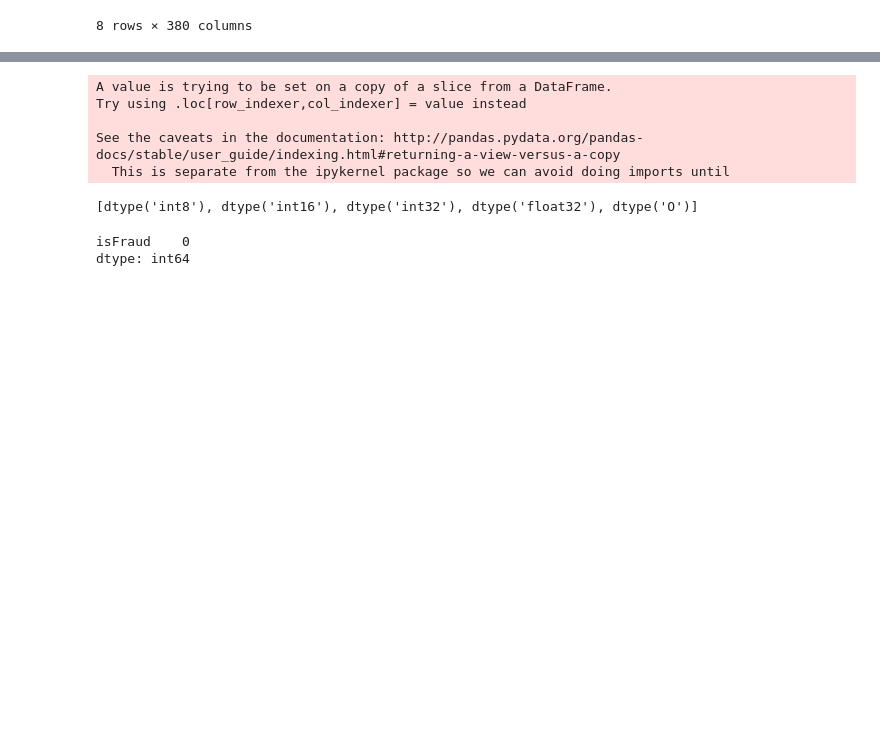
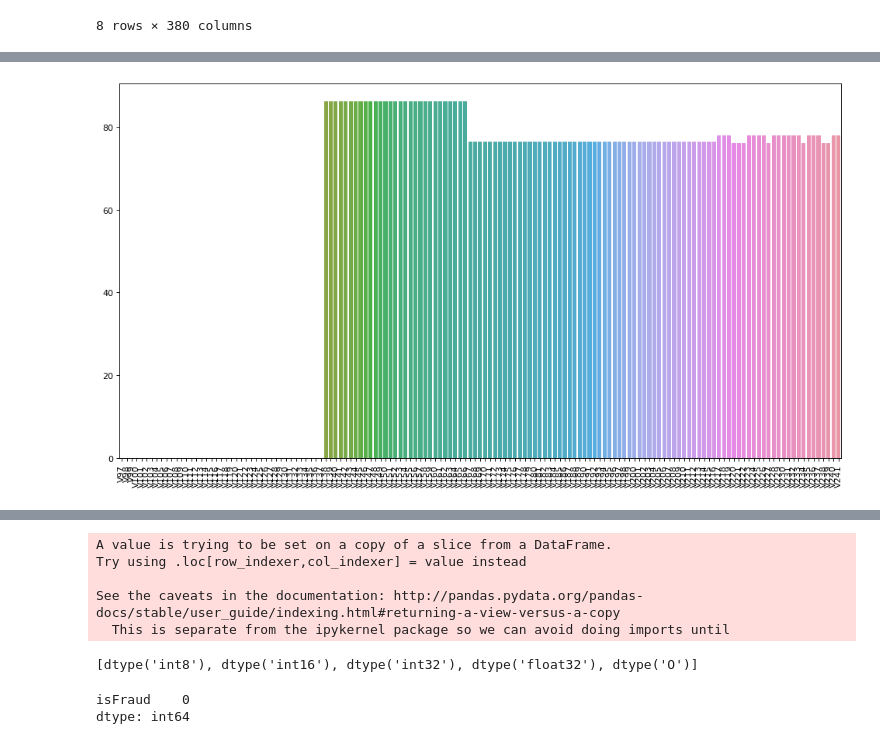
Before and after one commit to Vrushali-M/Fall_2019_ML_project, a Jupyter notebook: ml_project.ipynb, the cells around one changed output, grey strips where cells are left out. Saved outputs shown, nothing was run; the diff lists cells and outputs as text; code cells hidden in the pictures; blank space fills up the shorter version.

```diff
--- a/ml_project.ipynb
+++ b/ml_project.ipynb
@@ -104,0 +143,4 @@ train_transactions.describe()
+# %%
+columns_to_remove.append(plot_count_null(train_transactions, 151, len(train_transactions.columns)-100))
+# %% [output]
+[figure, added]
```
Also changed, not shown: parts of 60 cells of this notebook.
